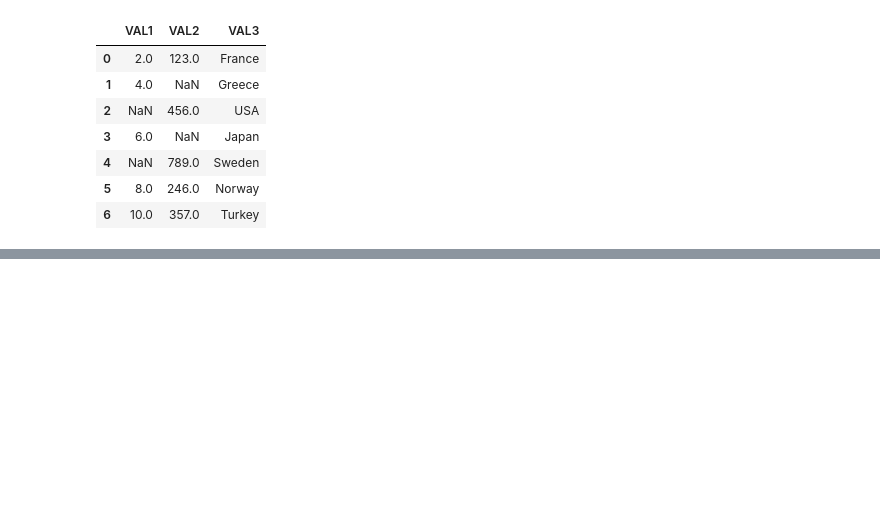
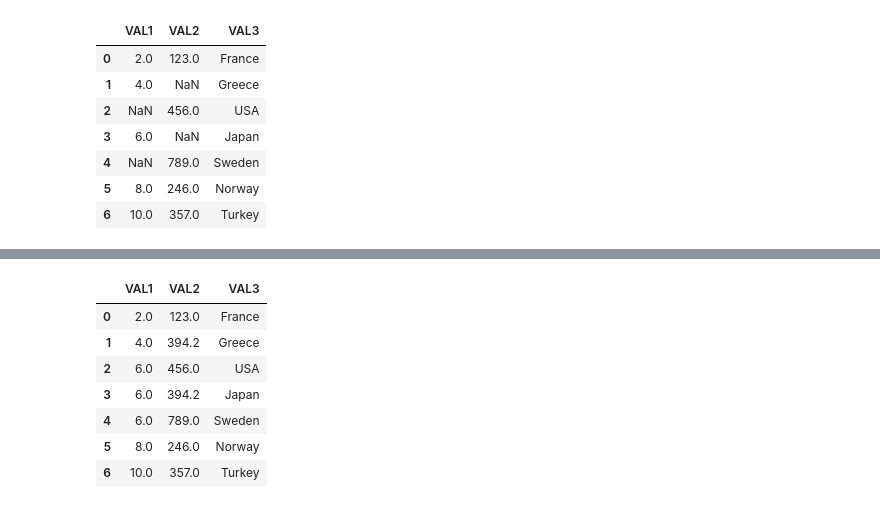
Before and after one commit to mahoretushar/data_science_and_machine_learning, a Jupyter notebook: 02_pandas/01_pandas_notebook_1.ipynb, the cells around one changed output, grey strips where cells are left out. Cells and saved outputs as stored; diff of their text form; code cells hidden in the pictures; blank space fills up the shorter version.

```diff
--- a/02_pandas/01_pandas_notebook_1.ipynb
+++ b/02_pandas/01_pandas_notebook_1.ipynb
@@ -1286,0 +1383,11 @@ df.fillna(method = "backfill")
+# %%
+df.fillna({"VAL1": df.VAL1.mean(), "VAL2": df.VAL2.mean()})
+# %% [output]
+|  | VAL1 | VAL2 | VAL3 |
+| 0 | 2.0 | 123.0 | France |
+| 1 | 4.0 | 394.2 | Greece |
+| 2 | 6.0 | 456.0 | USA |
+| 3 | 6.0 | 394.2 | Japan |
+| 4 | 6.0 | 789.0 | Sweden |
+| 5 | 8.0 | 246.0 | Norway |
+| 6 | 10.0 | 357.0 | Turkey |
```
Also changed, not shown: parts of 176 cells of this notebook, 4 other files.
